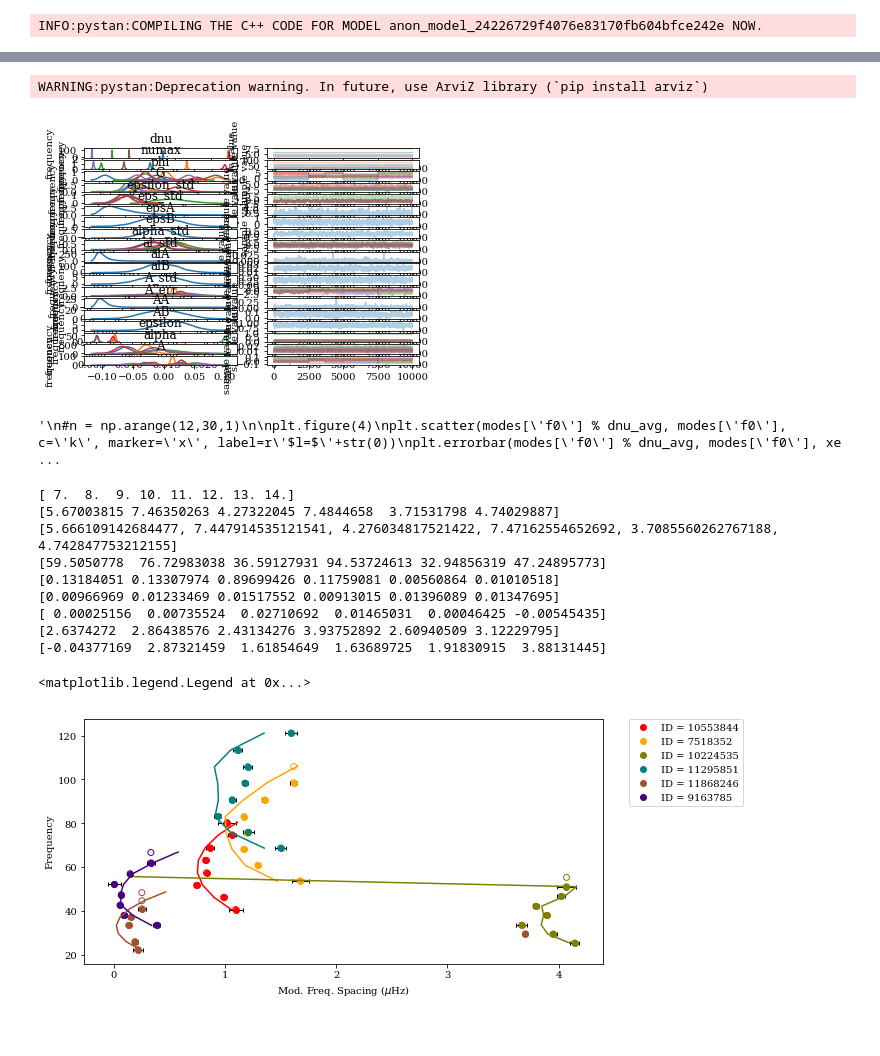
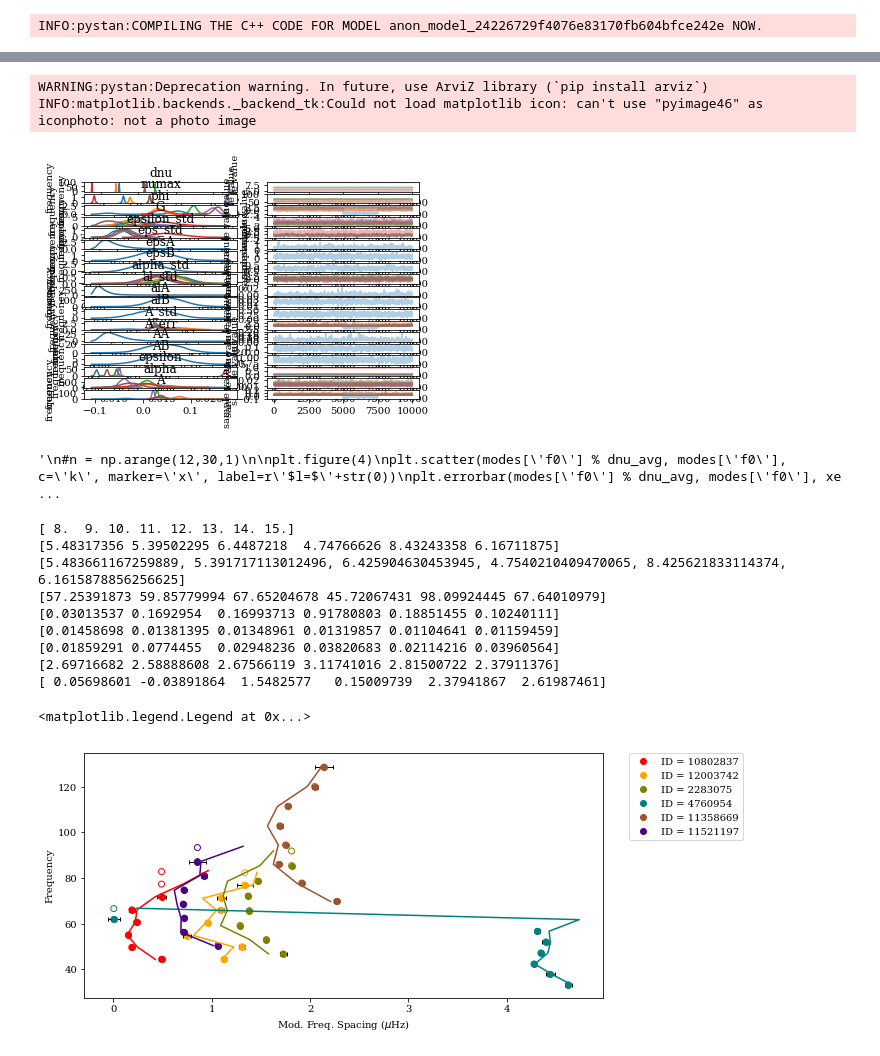
Before and after one commit to daw538/y4project, a Jupyter notebook: Dan_notebooks/rgdata-50hbm.ipynb, the cells around one changed output, grey strips where cells are left out. Saved outputs shown, nothing was run; the diff lists cells and outputs as text; code cells hidden in the pictures.

Commit message:
Modified data source for files to 'output_back_filesremoved.csv'

```diff
--- a/Dan_notebooks/rgdata-50hbm.ipynb
+++ b/Dan_notebooks/rgdata-50hbm.ipynb
@@ -13,12 +13,14 @@ rc("font", family="serif", size=11)
 # %% [markdown]
 First we will read in a file that contains the overall list of all the available datasets, with corresponding star IDs, $\nu_{max}$ and $\sigma_{\nu_{max}}$ values. From this we will take a random selection for our analysis.
 # %%
-#random.seed(81)
+random.seed(121)
 #output = pd.read_csv('../data/output_1000stars.csv', usecols=range(1,4))
-output = pd.read_csv('../data/output_back.csv', usecols=['kic','numax', 'numax_err'])
-output = output.loc[(np.abs(output['numax'] - 75) < 50.0)].reset_index(drop=True)
+#output = pd.read_csv('../data/output_back.csv', usecols=['kic','numax', 'numax_err'])
+output = pd.read_csv('../data/output_back_filesremoved.csv', usecols=['kic','numax', 'numax_err'])
+output = output.loc[(np.abs(output['numax'] - 75) < 30.0)].reset_index(drop=True)
 # Select a random number of stars from the file, recording their IDs
 IDs = [random.choice(output['kic']) for i in range(6)]
+IDs = [10802837,12003742,2283075,4760954,11358669,11521197]
 # Create a list of the numax values corresponding to each ID
 Numax = [(output.loc[(output['kic'] == IDs[i])]).iloc[0]['numax'] for i in range(len(IDs))]
 Numax_err = [(output.loc[(output['kic'] == IDs[i])]).iloc[0]['numax_err'] for i in range(len(IDs))]
@@ -214,7 +225,7 @@ start = {'dnu': dnu_avgarr,
          'numax': Numax,
          'eps_std': 0.01,
          'al_std': 0.01,
-         #'A_err': 0.01,
+         'A_err': 0.01,
          #'G_err': 0.65,
          #'epsilon': epsilon,
          #'alpha': alpha,
@@ -276,7 +282,8 @@ fit.plot()
 plt.show()
 # %% [output]
 WARNING:pystan:Deprecation warning. In future, use ArviZ library (`pip install arviz`)
+INFO:matplotlib.backends._backend_tk:Could not load matplotlib icon: can't use "pyimage46" as iconphoto: not a photo image
-[figure, old version]
+[figure, new version]
 # %%
 '''import corner
 data = np.vstack([fit['epsilon'], fit['k'], fit['dnu'], fit['nmax'],
@@ -312,8 +319,8 @@ plt.show()
 # %% [output]
 '\n#n = np.arange(12,30,1)\n\nplt.figure(4)\nplt.scatter(modes[\'f0\'] % dnu_avg, modes[\'f0\'], c=\'k\', marker=\'x\', label=r\'$l=$\'+str(0))\nplt.errorbar(modes[\'f0\'] % dnu_avg, modes[\'f0\'], xe ...
 # %%
-%matplotlib inline
-def model(n,dnu,numax,eps,alpha,A,G,phi):
+#%matplotlib inline
+def model(n,dnu,numax,eps,alpha,A,G,phi):#,tau):
     nmax = numax/dnu - eps
     s = (n + eps + ((alpha/2)*(nmax-n)**2) + (((A*G)/(2*np.pi)) * np.sin((2*np.pi*(n-nmax))/G + phi)))*dnu#*np.exp(-n/(tau))
     return s
@@ -347,7 +354,9 @@ for i in np.arange(0,len(IDs),1):
            np.mean(fit['alpha'], axis=0)[i],
            np.mean(fit['A'], axis=0)[i],
            np.mean(fit['G'], axis=0)[i],
-           np.mean(fit['phi'], axis=0)[i])
+           np.mean(fit['phi'], axis=0)[i],
+           #np.mean(fit['tau'], axis=0)[i]
+              )
 
     ax.plot(g2 % np.mean(fit['dnu'], axis=0)[i], g2,
              c=colour)
@@ -359,40 +368,40 @@ g1 = model(arr_n[0],
            np.mean(fit['alpha'], axis=0)[0],
            np.mean(fit['A'], axis=0)[0],
            np.mean(fit['G'], axis=0)[0],
            np.mean(fit['phi'], axis=0)[0],
            np.mean(fit['tau'], axis=0)[0])
 
 plt.plot(g1 % np.mean(fit['dnu'], axis=0)[0], g1,
              label='Fit_2D')
 
 '''
 
 print(arr_n[0])
 print(np.mean(fit['dnu'], axis=0))
 print(dnu_avgID)
 print(np.mean(fit['numax'], axis=0))
 print(np.mean(fit['epsilon'], axis=0))
 print(np.mean(fit['alpha'], axis=0))
 print(np.mean(fit['A'], axis=0))
 print(np.mean(fit['G'], axis=0))
 print(np.mean(fit['phi'], axis=0))
 #print(np.mean(fit['tau'], axis=0))
 
 
 plt.legend()
 plt.ylabel('Frequency')
 plt.xlabel(r'Mod. Freq. Spacing ($\mu$Hz)')
 plt.legend(bbox_to_anchor=(1.05, 1), loc=2, borderaxespad=0.)
 #plt.savefig('seminar/somergbseizure.pdf', bbox='tight_layout')
 # %% [output]
-[ 7.  8.  9. 10. 11. 12. 13. 14.]
-[5.67003815 7.46350263 4.27322045 7.4844658  3.71531798 4.74029887]
-[5.666109142684477, 7.447914535121541, 4.276034817521422, 7.47162554652692, 3.7085560262767188, 4.742847753212155]
-[59.5050778  76.72983038 36.59127931 94.53724613 32.94856319 47.24895773]
-[0.13184051 0.13307974 0.89699426 0.11759081 0.00560864 0.01010518]
-[0.00966969 0.01233469 0.01517552 0.00913015 0.01396089 0.01347695]
-[ 0.00025156  0.00735524  0.02710692  0.01465031  0.00046425 -0.00545435]
-[2.6374272  2.86438576 2.43134276 3.93752892 2.60940509 3.12229795]
-[-0.04377169  2.87321459  1.61854649  1.63689725  1.91830915  3.88131445]
+[ 8.  9. 10. 11. 12. 13. 14. 15.]
+[5.48317356 5.39502295 6.4487218  4.74766626 8.43243358 6.16711875]
+[5.483661167259889, 5.391717113012496, 6.425904630453945, 4.7540210409470065, 8.425621833114374, 6.1615878856256625]
+[57.25391873 59.85779994 67.65204678 45.72067431 98.09924445 67.64010979]
+[0.03013537 0.1692954  0.16993713 0.91780803 0.18851455 0.10240111]
+[0.01458698 0.01381395 0.01348961 0.01319857 0.01104641 0.01159459]
+[0.01859291 0.0774455  0.02948236 0.03820683 0.02114216 0.03960564]
+[2.69716682 2.58888608 2.67566119 3.11741016 2.81500722 2.37911376]
+[ 0.05698601 -0.03891864  1.5482577   0.15009739  2.37941867  2.61987461]
 <matplotlib.legend.Legend at 0x...>
-[figure, old version]
+[figure, new version]
```
Also changed, not shown: parts of 6 cells of this notebook.
